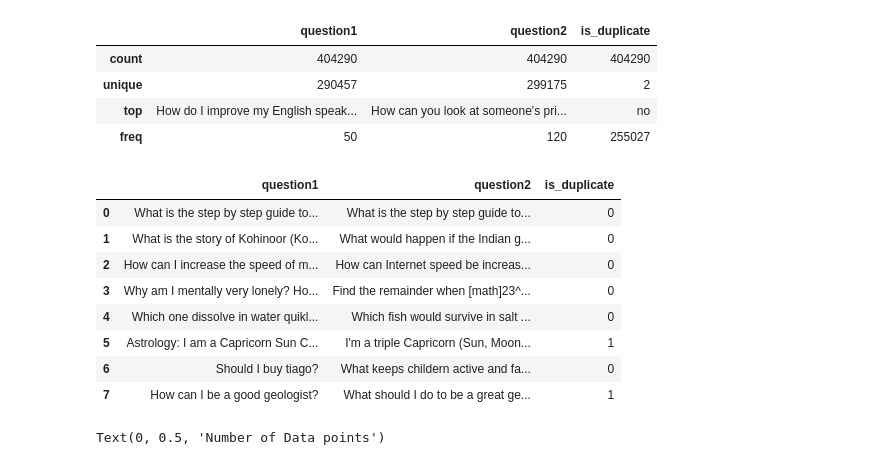
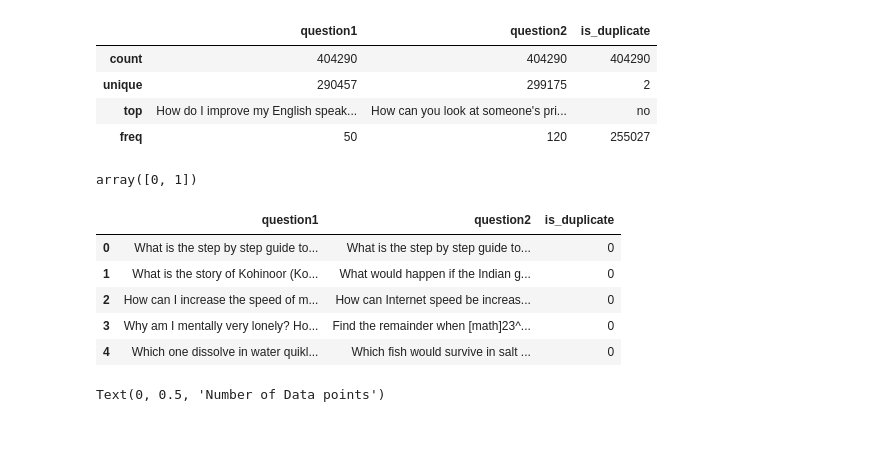
Before and after one commit to Annmariyaclarine/Project-similar-question-detection, a Jupyter notebook: main.ipynb, the cells around one changed output. Saved outputs shown, nothing was run; the diff lists cells and outputs as text; code cells hidden in the pictures; blank space fills up the shorter version.

```diff
--- a/main.ipynb
+++ b/main.ipynb
@@ -67,16 +66,6 @@ data.describe()
 | top | How do I improve my English speak... | How can you look at someone's pri... | no |
 | freq | 50 | 120 | 255027 |
 # %%
-# Mapping Values for labels
-data['is_duplicate'] = data['is_duplicate'].map({'no': 0, 'yes': 1})
-data.head(8)
+# # Mapping Values for labels
+# data['is_duplicate'] = data['is_duplicate'].map({'no': 0, 'yes': 1})
+# data.head(8)
-# %% [output]
-|  | question1 | question2 | is_duplicate |
-| 0 | What is the step by step guide to... | What is the step by step guide to... | 0 |
-| 1 | What is the story of Kohinoor (Ko... | What would happen if the Indian g... | 0 |
-| 2 | How can I increase the speed of m... | How can Internet speed be increas... | 0 |
-| 3 | Why am I mentally very lonely? Ho... | Find the remainder when [math]23^... | 0 |
-| 4 | Which one dissolve in water quikl... | Which fish would survive in salt ... | 0 |
-| 5 | Astrology: I am a Capricorn Sun C... | I'm a triple Capricorn (Sun, Moon... | 1 |
-| 6 | Should I buy tiago? | What keeps childern active and fa... | 0 |
-| 7 | How can I be a good geologist? | What should I do to be a great ge... | 1 |
@@ -82,0 +76,4 @@ data.head(8)
+# %%
+data['is_duplicate'].unique()
+# %% [output]
+array([0, 1])
@@ -83,3 +83,12 @@ data.head(8)
+# %%
+data.head()
+# %% [output]
+|  | question1 | question2 | is_duplicate |
+| 0 | What is the step by step guide to... | What is the step by step guide to... | 0 |
+| 1 | What is the story of Kohinoor (Ko... | What would happen if the Indian g... | 0 |
+| 2 | How can I increase the speed of m... | How can Internet speed be increas... | 0 |
+| 3 | Why am I mentally very lonely? Ho... | Find the remainder when [math]23^... | 0 |
+| 4 | Which one dissolve in water quikl... | Which fish would survive in salt ... | 0 |
 # %%
 #Palette
 cols= ["#89cff0", "#fdfd96"]
```
Also changed, not shown: parts of 29 cells of this notebook.
